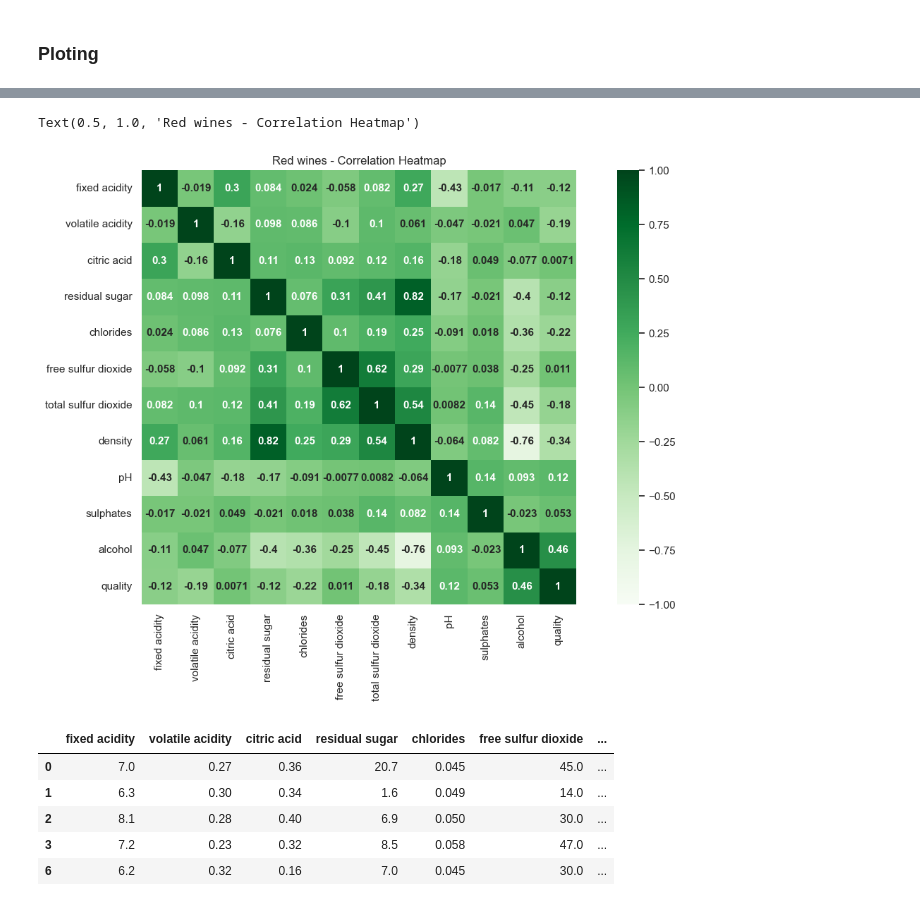
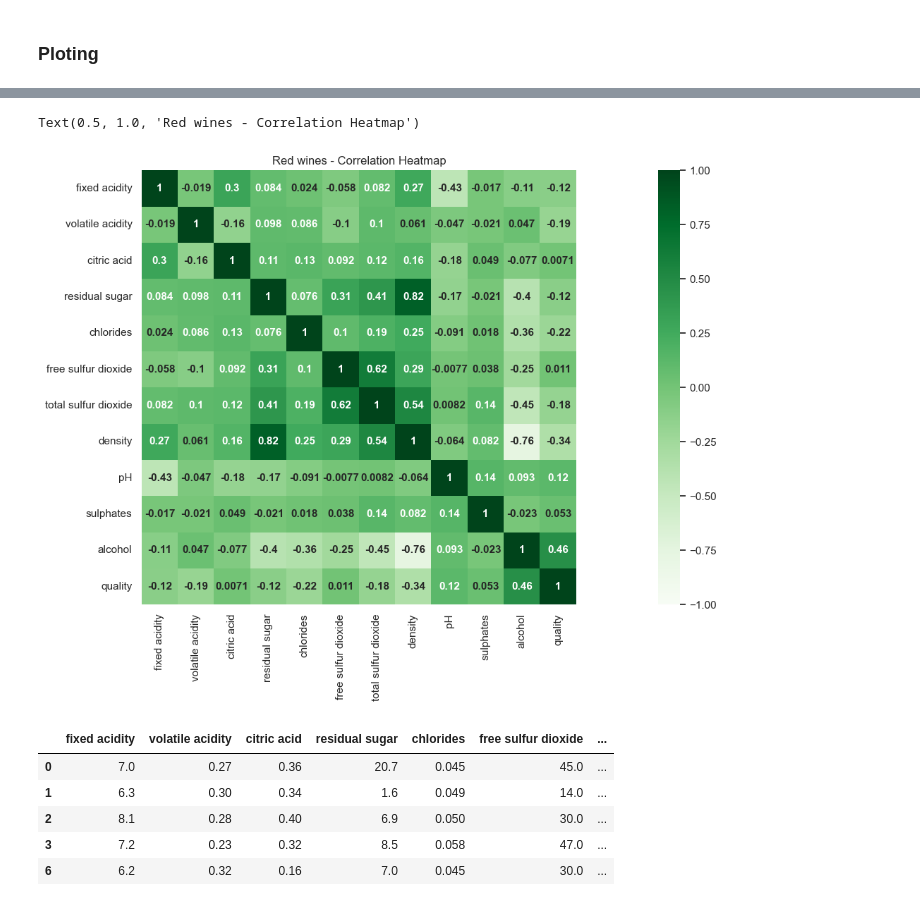
Before and after one commit to sfdatade/blueberry_winerys_project_ML, a Jupyter notebook: ML_wines_presentation.ipynb, the cells around one changed output, grey strips where cells are left out. Drawn from its saved outputs; the diff is of its cells as text; code cells hidden in the pictures.

```diff
--- a/ML_wines_presentation.ipynb
+++ b/ML_wines_presentation.ipynb
@@ -113,7 +149,7 @@ corrred = w_wine_columns.corr()
 sns.heatmap(corrred, vmin=-1, vmax=1, annot=True,
             annot_kws={'fontsize':11, 'fontweight':'bold'},
            square=True)
-sns.set(rc = {'figure.figsize':(15,8)})
+sns.set(rc = {'figure.figsize':(30,8)})
 
 # Set the title of the plot
 plt.title('Red wines - Correlation Heatmap')
@@ -123,18 +159,18 @@ Text(0.5, 1.0, 'Red wines - Correlation Heatmap')
 # %%
 w_wine_columns = w_wine[['fixed acidity','volatile acidity','citric acid','residual sugar','chlorides','free sulfur dioxide','total sulfur dioxide','density','pH','sulphates','alcohol','quality']]
 
 corrred = w_wine_columns.corr()
 
 sns.heatmap(corrred, vmin=-1, vmax=1, annot=True, cmap= "Greens",
             annot_kws={'fontsize':11, 'fontweight':'bold'},
            square=True)
-sns.set(rc = {'figure.figsize':(15,8)})
+sns.set(rc = {'figure.figsize':(30,8)})
 
 # Set the title of the plot
 plt.title('Red wines - Correlation Heatmap')
 # %% [output]
 Text(0.5, 1.0, 'Red wines - Correlation Heatmap')
-[figure, old version]
+[figure, new version]
 # %%
 # Create a new column 'wine_type' and add it to the datasets
 
```
Also changed, not shown: parts of 8 cells of this notebook, 1 other file.
